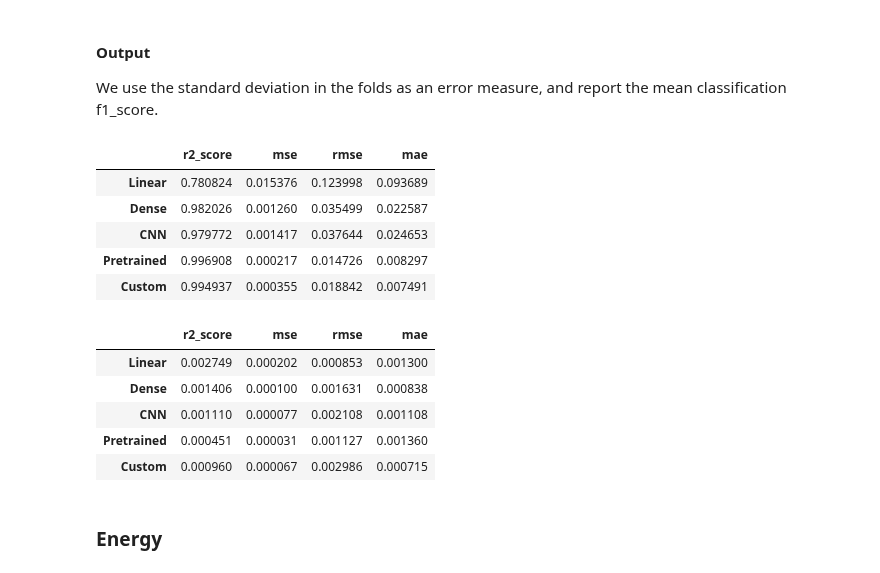
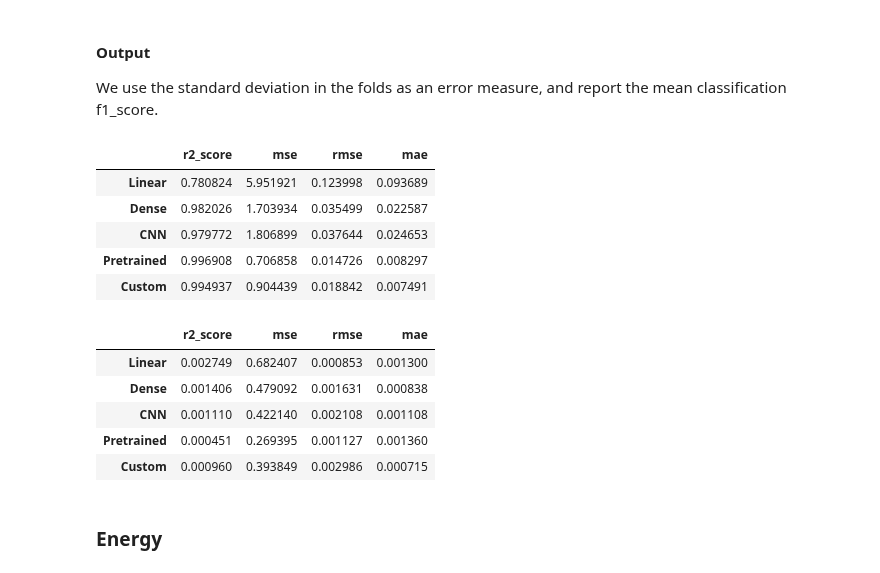
Before and after one commit to geirtul/master_analysis, a Jupyter notebook: notebooks/results/regression_simulated.ipynb, the cells around one changed output. Drawn from its saved outputs; the diff is of its cells as text; code cells hidden in the pictures.

```diff
--- a/notebooks/results/regression_simulated.ipynb
+++ b/notebooks/results/regression_simulated.ipynb
@@ -492,19 +505,25 @@ for i in range(all_test_single_energy.shape[0]):
     r2_str_array_single_energy[0, i] = r"$\underset{{\num{{+- {:.3e} }}  }}{{\num{{ {:.3g} }} }}$".format(
         all_std_single_energy["r2_score"][i], all_test_single_energy["r2_score"][i])
 
+mse_str_array_single_energy = np.zeros((1, all_test_single_energy.shape[0]), dtype=object)
+for i in range(all_test_single_energy.shape[0]):
+    mse_str_array_single_energy[0, i] = r"$\underset{{\num{{+- {:.3e} }}  }}{{\num{{ {:.3g} }} }}$".format(
+        all_std_single_energy["mse"][i], all_test_single_energy["mse"][i])
+mse_df_single_energy = pd.DataFrame(mse_str_array_single_energy, columns=rows)
+
 r2_df_single_energy = pd.DataFrame(r2_str_array_single_energy, columns=rows)
 
-section_path = "chapters/results/figures/"
-fname = THESIS_PATH + section_path + "regression_simulated_single_energy_r2.tex"
-caption = """
-Mean R2-scores for regresson of energy values, on single events in simulated data, using multiple models.
-Error estimates are the standard deviation in results from k-fold cross-validation
-with $K=5$ folds.
-"""
-label = "tab:regression-simulated-single-energy-r2"
-with open(fname, "w") as fp:
-    pd.set_option('display.max_colwidth', -1)
-    r2_df_single_energy.to_latex(fp, escape=False, caption=caption, label=label, index=False)
+#section_path = "chapters/results/figures/"
+#fname = THESIS_PATH + section_path + "regression_simulated_single_energy_r2.tex"
+#caption = """
+#Mean R2-scores for regresson of energy values, on single events in simulated data, using multiple models.
+#Error estimates are the standard deviation in results from k-fold cross-validation
+#with $K=5$ folds.
+#"""
+#label = "tab:regression-simulated-single-energy-r2"
+#with open(fname, "w") as fp:
+#    pd.set_option('display.max_colwidth', -1)
+#    r2_df_single_energy.to_latex(fp, escape=False, caption=caption, label=label, index=False)
 # %% [markdown]
 ## Double events
 # %% [markdown]
@@ -643,6 +662,7 @@ all_std_double_pos = pd.DataFrame(
         'custom_std': 'Custom',
     }
 )
+all_std_double_pos['mse'] = np.sqrt(all_std_double_pos['mse'])*16*3 # scale to mm
 all_test_double_pos = pd.DataFrame(
     [
         lin_test.iloc[0][['r2_score', 'mse', 'rmse', 'mae']],
@@ -660,6 +680,7 @@ all_test_double_pos = pd.DataFrame(
         'custom_test': 'Custom',
     }
 )
+all_test_double_pos['mse'] = np.sqrt(all_test_double_pos['mse'])*16*3 #scale to mm
 display(all_test_double_pos)
 display(all_std_double_pos)
 # %% [output]
@@ -681,6 +702,12 @@ r2_str_array_double_pos = np.zeros((1, all_test_double_pos.shape[0]), dtype=obje
 for i in range(all_test_double_pos.shape[0]):
     r2_str_array_double_pos[0, i] = r"$\underset{{\num{{+- {:.3e} }}  }}{{\num{{ {:.3g} }} }}$".format(
         all_std_double_pos["r2_score"][i], all_test_double_pos["r2_score"][i])
+
+mse_str_array_double_pos = np.zeros((1, all_test_double_pos.shape[0]), dtype=object)
+for i in range(all_test_double_pos.shape[0]):
+    mse_str_array_double_pos[0, i] = r"$\underset{{\num{{+- {:.3e} }}  }}{{\num{{ {:.3g} }} }}$".format(
+        all_std_double_pos["mse"][i], all_test_double_pos["mse"][i])
+mse_df_double_pos = pd.DataFrame(mse_str_array_double_pos, columns=rows)
 
 r2_df_double_pos = pd.DataFrame(r2_str_array_double_pos, columns=rows)
 
@@ -821,6 +845,7 @@ all_std_double_energy = pd.DataFrame(
         'custom_std': 'Custom',
     }
 )
+all_std_double_energy['mse'] = np.sqrt(all_std_double_energy['mse'])
 all_test_double_energy = pd.DataFrame(
     [
         lin_test.iloc[0][['r2_score', 'mse', 'rmse', 'mae']],
@@ -838,6 +863,7 @@ all_test_double_energy = pd.DataFrame(
         'custom_test': 'Custom',
     }
 )
+all_test_double_energy['mse'] = np.sqrt(all_test_double_energy['mse'])
 display(all_test_double_energy)
 display(all_std_double_energy)
 # %% [output]
@@ -1006,44 +1038,46 @@ all_std_single_pos_pmod = pd.DataFrame(
 ).rename(
     index={
         'lin_std': 'Linear',
         'dense_std': 'Dense',
         'cnn_std': 'CNN',
         'pretrained_std': 'Pretrained',
         'custom_std': 'Custom',
     }
 )
+all_std_single_pos_pmod['mse'] = np.sqrt(all_std_single_pos_pmod['mse'])*16*3 #scale to mm
 all_test_single_pos_pmod = pd.DataFrame(
     [
         lin_test.iloc[0][['r2_score', 'mse', 'rmse', 'mae']],
         dense_test.iloc[0][['r2_score', 'mse', 'rmse', 'mae']],
         cnn_test.iloc[0][['r2_score', 'mse', 'rmse', 'mae']],
         pretrained_test.iloc[0][['r2_score', 'mse', 'rmse', 'mae']],
         custom_test.iloc[0][['r2_score', 'mse', 'rmse', 'mae']],
     ]
 ).rename(
     index={
         'lin_test': 'Linear',
         'dense_test': 'Dense',
         'cnn_test': 'CNN',
         'pretrained_test': 'Pretrained',
         'custom_test': 'Custom',
     }
 )
+all_test_single_pos_pmod['mse'] = np.sqrt(all_test_single_pos_pmod['mse'])*16*3 #scale to mm
 display(all_test_single_pos_pmod)
 display(all_std_single_pos_pmod)
 # %% [output]
 |  | r2_score | mse | rmse | mae |
-| Linear | 0.780824 | 0.015376 | 0.123998 | 0.093689 |
-| Dense | 0.982026 | 0.001260 | 0.035499 | 0.022587 |
-| CNN | 0.979772 | 0.001417 | 0.037644 | 0.024653 |
-| Pretrained | 0.996908 | 0.000217 | 0.014726 | 0.008297 |
-| Custom | 0.994937 | 0.000355 | 0.018842 | 0.007491 |
+| Linear | 0.780824 | 5.951921 | 0.123998 | 0.093689 |
+| Dense | 0.982026 | 1.703934 | 0.035499 | 0.022587 |
+| CNN | 0.979772 | 1.806899 | 0.037644 | 0.024653 |
+| Pretrained | 0.996908 | 0.706858 | 0.014726 | 0.008297 |
+| Custom | 0.994937 | 0.904439 | 0.018842 | 0.007491 |
 |  | r2_score | mse | rmse | mae |
-| Linear | 0.002749 | 0.000202 | 0.000853 | 0.001300 |
-| Dense | 0.001406 | 0.000100 | 0.001631 | 0.000838 |
-| CNN | 0.001110 | 0.000077 | 0.002108 | 0.001108 |
-| Pretrained | 0.000451 | 0.000031 | 0.001127 | 0.001360 |
-| Custom | 0.000960 | 0.000067 | 0.002986 | 0.000715 |
+| Linear | 0.002749 | 0.682407 | 0.000853 | 0.001300 |
+| Dense | 0.001406 | 0.479092 | 0.001631 | 0.000838 |
+| CNN | 0.001110 | 0.422140 | 0.002108 | 0.001108 |
+| Pretrained | 0.000451 | 0.269395 | 0.001127 | 0.001360 |
+| Custom | 0.000960 | 0.393849 | 0.002986 | 0.000715 |
 # %%
 rows = all_test_single_pos_pmod.index
 r2_str_array_single_pos_pmod = np.zeros((1, all_test_single_pos_pmod.shape[0]), dtype=object)
```
Also changed, not shown: parts of 31 cells of this notebook, 2 other files.
